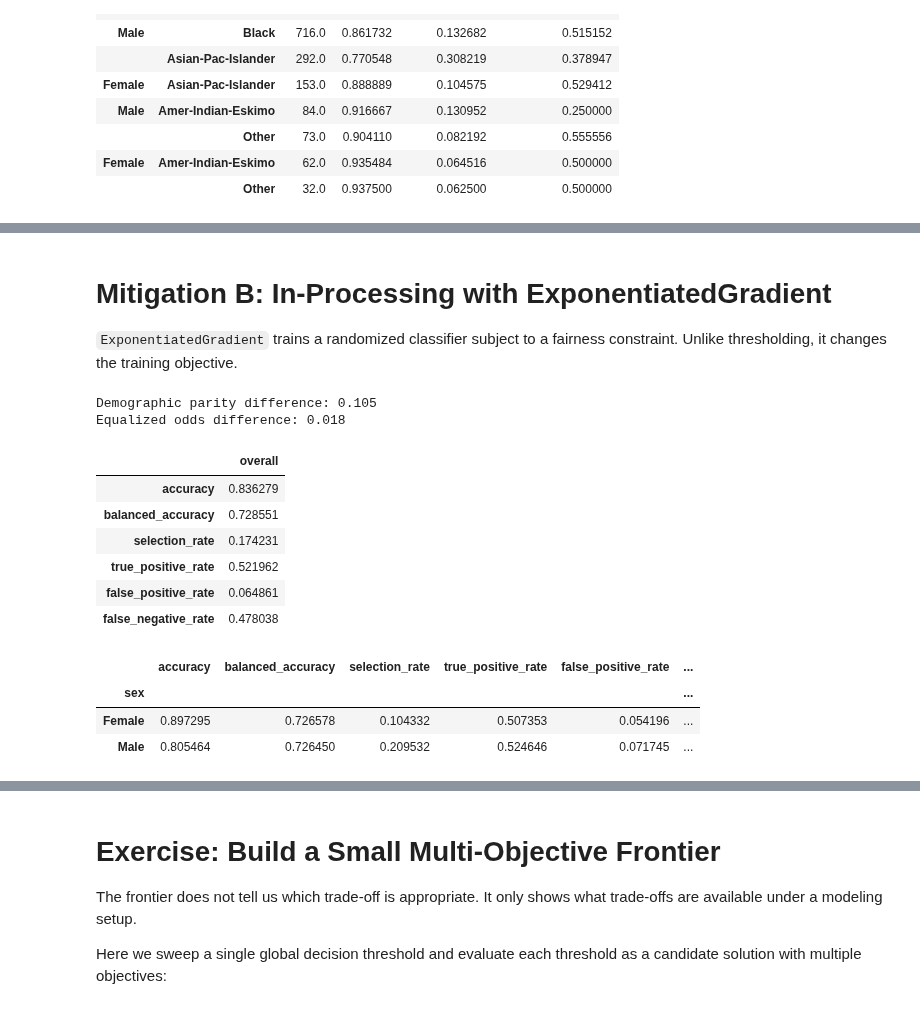
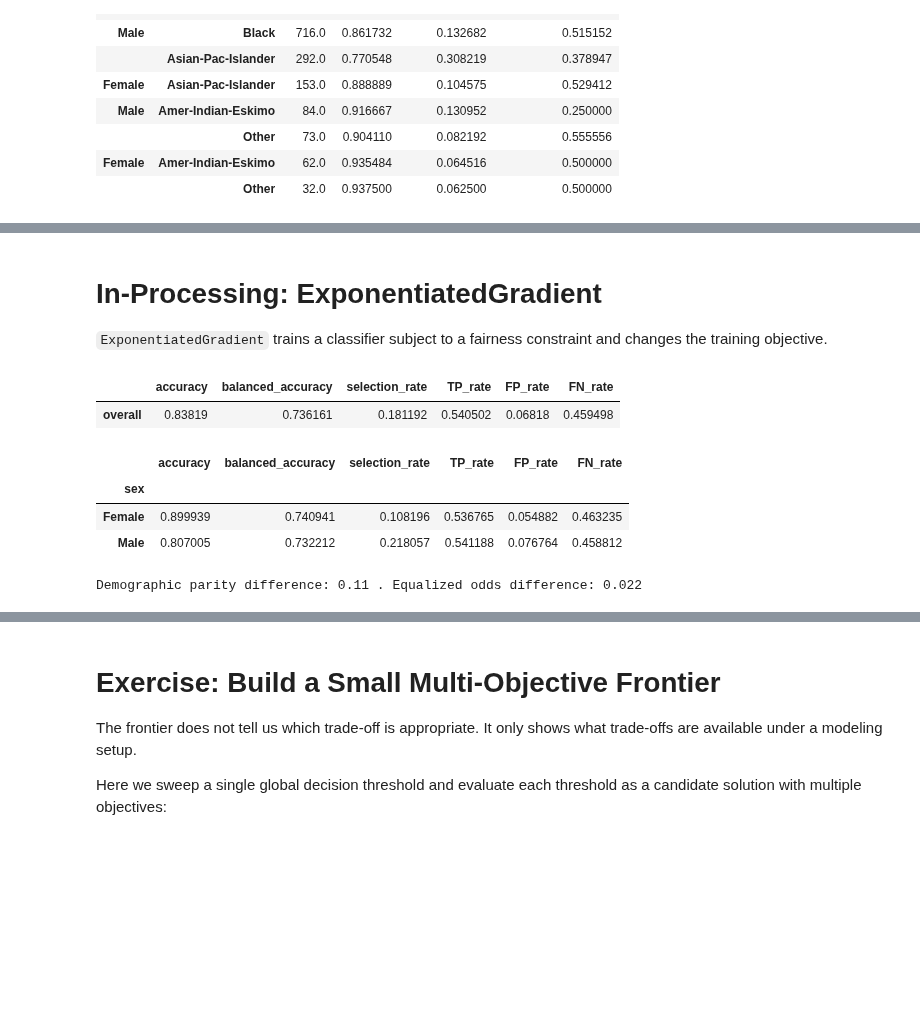
Before and after one commit to w4bo/AA2627-unibo-dcai, a Jupyter notebook: slides/lab-04-fairness.ipynb, the cells around one changed output, grey strips where cells are left out. Cells and saved outputs as stored; diff of their text form; code cells hidden in the pictures; blank space fills up the shorter version.

```diff
--- a/slides/lab-04-fairness.ipynb
+++ b/slides/lab-04-fairness.ipynb
@@ -674,0 +728,15 @@ plot_group_metric(mf_sex_base, "false_negative_rate", "Baseline false negative r
+# %%
+def group_metrics(y_true, y_pred, sensitive_features):
+    return MetricFrame(
+        metrics={
+            "accuracy": accuracy_score, "balanced_accuracy": balanced_accuracy_score, "selection_rate": selection_rate,
+            "TP_rate": true_positive_rate, "FP_rate": false_positive_rate, "FN_rate": false_negative_rate,
+        }, y_true=y_true, y_pred=y_pred, sensitive_features=sensitive_features,
+    )
+def fairness_report(y_true, y_pred, sensitive_features):
+    mf = group_metrics(y_true, y_pred, sensitive_features)
+    gaps = round(mf.difference(), 3)
+    display(mf.overall.to_frame("overall").T, mf.by_group)
+    print("Demographic parity difference:", gaps["selection_rate"], ". Equalized odds difference:", gaps[["TP_rate", "FP_rate"]].max())
+    return mf
+mf_sex_base = fairness_report(y_test, y_pred_base, sensitive_features=sex_test)
@@ -728,0 +853,19 @@ changing the data does not guarantee the selected fairness criterion will hold.
+# %%
+#| echo: false
+def add_sex_indicator(X, sex):
+    features = baseline.named_steps["preprocess"].transform(X)
+    if hasattr(features, "toarray"):
+        features = features.toarray()
+    return np.column_stack([(sex == "Male").astype(float), features])
+# %%
+from sklearn.base import clone
+from fairlearn.preprocessing import CorrelationRemover
+
+cr_X_train = add_sex_indicator(X_train, sex_train)
+cr_X_test = add_sex_indicator(X_test, sex_test)
+cr_tree_pipeline = Pipeline([
+    ("remove_correlation", CorrelationRemover(sensitive_feature_ids=[0], alpha=1)),
+    ("model", clone(baseline.named_steps["model"])),
+])
+cr_tree_pipeline.fit(cr_X_train, y_train)
+y_pred_cr_tree = cr_tree_pipeline.predict(cr_X_test)
@@ -791,24 +906,22 @@ Equalized odds difference: 0.178
 # %% [markdown]
-# Mitigation B: In-Processing with ExponentiatedGradient
+# In-Processing: ExponentiatedGradient
 
-`ExponentiatedGradient` trains a randomized classifier subject to a fairness constraint. Unlike thresholding, it changes the training objective.
+`ExponentiatedGradient` trains a classifier subject to a fairness constraint and changes the training objective.
 # %%
-base_for_reduction = make_tabular_pipeline(X_train)
-reduction_eo = ExponentiatedGradient(estimator=base_for_reduction, constraints=EqualizedOdds(), eps=0.02, max_iter=25, sample_weight_name="model__sample_weight",)
+base_for_reduction = make_tabular_pipeline(X_train, depth=4)
+reduction_eo = ExponentiatedGradient(
+    estimator=base_for_reduction,
+    constraints=EqualizedOdds(),
+    eps=0.02, max_iter=25, sample_weight_name="model__sample_weight",
+)
 reduction_eo.fit(X_train, y_train, sensitive_features=sex_train)
-y_pred_reduction_eo = reduction_eo.predict(X_test)
+y_pred_reduction_eo = reduction_eo.predict(X_test, random_state=RANDOM_STATE)
 mf_reduction_eo = fairness_report(y_test, y_pred_reduction_eo, sensitive_features=sex_test)
 # %% [output]
-Demographic parity difference: 0.105
-Equalized odds difference: 0.018
-|  | overall |
-| accuracy | 0.836279 |
-| balanced_accuracy | 0.728551 |
-| selection_rate | 0.174231 |
-| true_positive_rate | 0.521962 |
-| false_positive_rate | 0.064861 |
-| false_negative_rate | 0.478038 |
+|  | accuracy | balanced_accuracy | selection_rate | TP_rate | FP_rate | FN_rate |
+| overall | 0.83819 | 0.736161 | 0.181192 | 0.540502 | 0.06818 | 0.459498 |
-|  | accuracy | balanced_accuracy | selection_rate | true_positive_rate | false_positive_rate | ... |
-| sex |  |  |  |  |  | ... |
-| Female | 0.897295 | 0.726578 | 0.104332 | 0.507353 | 0.054196 | ... |
-| Male | 0.805464 | 0.726450 | 0.209532 | 0.524646 | 0.071745 | ... |
+|  | accuracy | balanced_accuracy | selection_rate | TP_rate | FP_rate | FN_rate |
+| sex |  |  |  |  |  |  |
+| Female | 0.899939 | 0.740941 | 0.108196 | 0.536765 | 0.054882 | 0.463235 |
+| Male | 0.807005 | 0.732212 | 0.218057 | 0.541188 | 0.076764 | 0.458812 |
+Demographic parity difference: 0.11 . Equalized odds difference: 0.022
```
Also changed, not shown: parts of 65 cells of this notebook, 1 other file.
